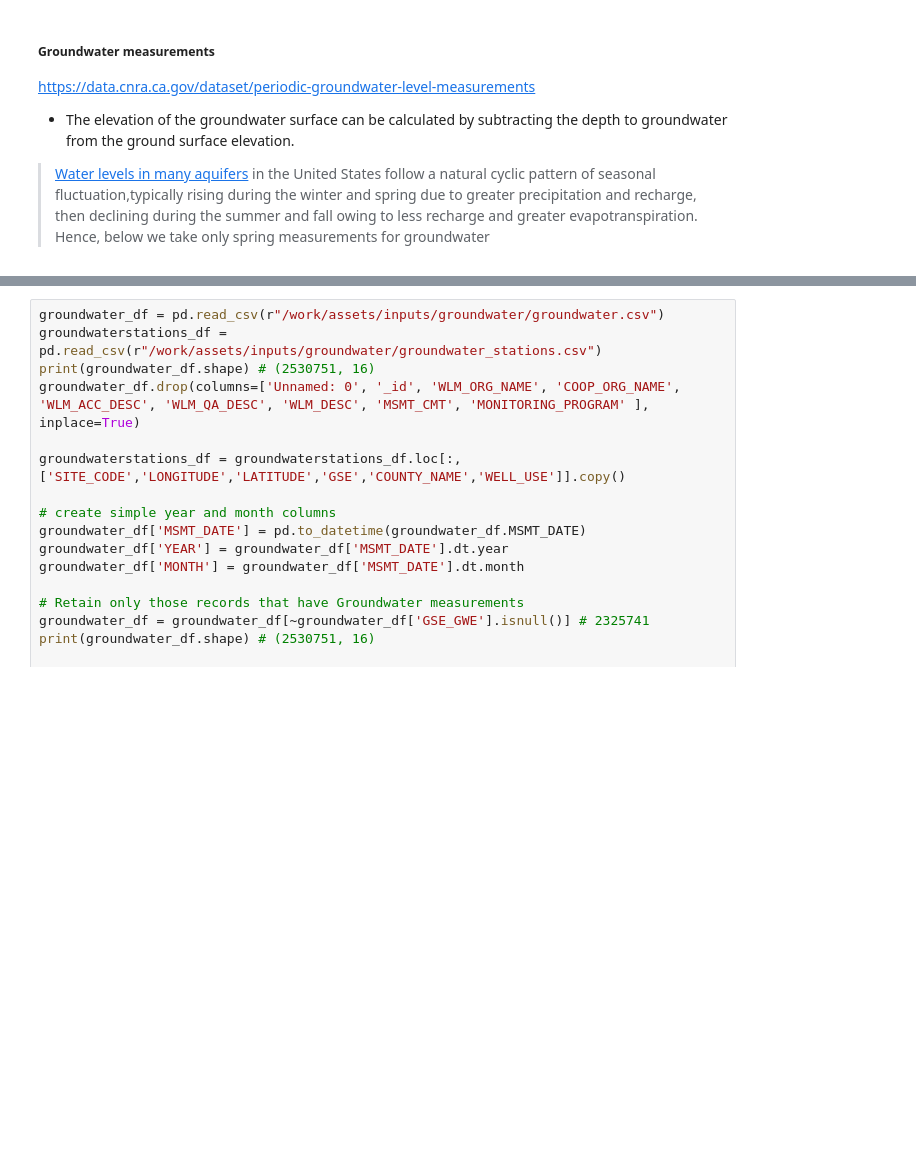
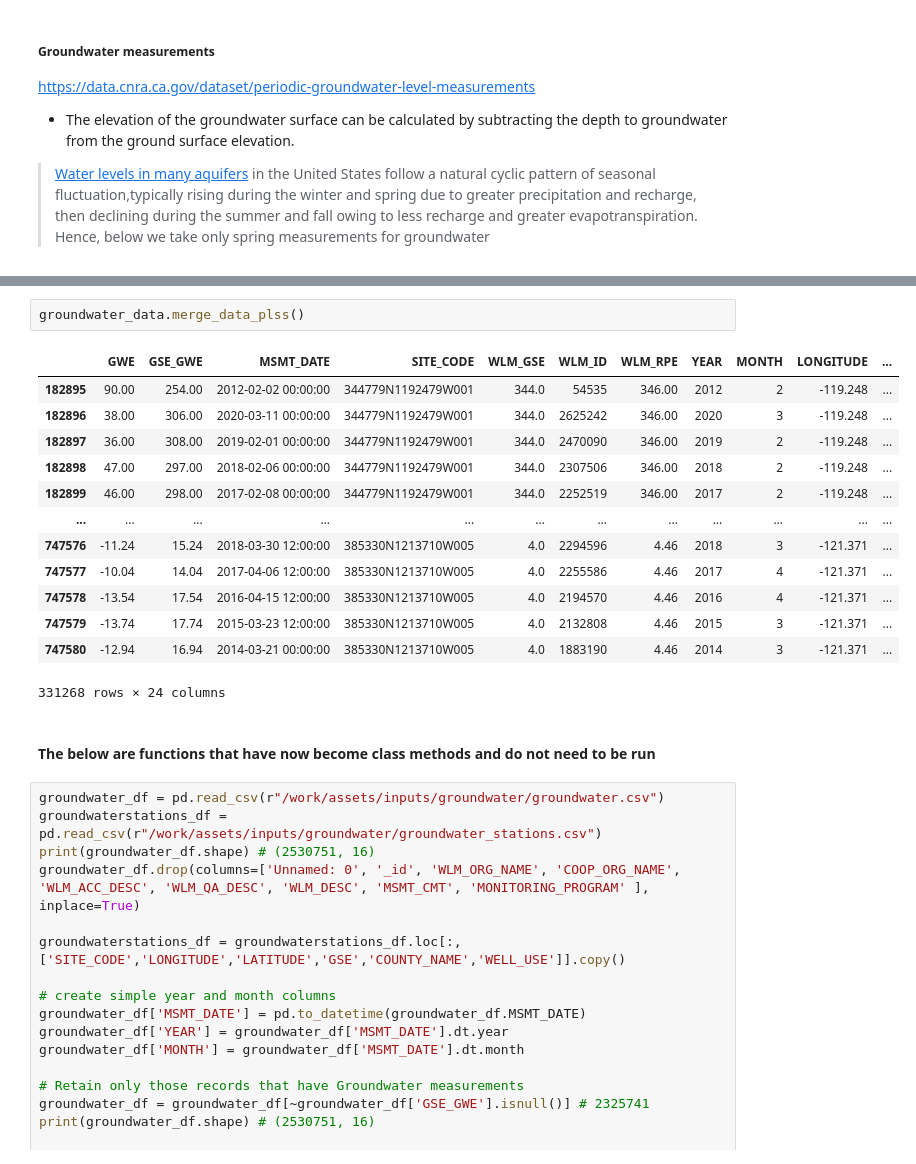
Before and after one commit to sjtalkar/milestone2_waterwells_deepnote, a Jupyter notebook: Data Engineering/groundwater_data.ipynb, the cells around one changed output, grey strips where cells are left out. Saved outputs shown, nothing was run; the diff lists cells and outputs as text; blank space fills up the shorter version.

```diff
--- a/Data Engineering/groundwater_data.ipynb
+++ b/Data Engineering/groundwater_data.ipynb
@@ -16,3 +55,21 @@ https://data.cnra.ca.gov/dataset/periodic-groundwater-level-measurements
+# %%
+groundwater_data.merge_data_plss()
+# %% [output]
+|  | GWE | GSE_GWE | MSMT_DATE | SITE_CODE | WLM_GSE | WLM_ID | WLM_RPE | YEAR | MONTH | LONGITUDE | ... |
+| 182895 | 90.00 | 254.00 | 2012-02-02 00:00:00 | 344779N1192479W001 | 344.0 | 54535 | 346.00 | 2012 | 2 | -119.248 | ... |
+| 182896 | 38.00 | 306.00 | 2020-03-11 00:00:00 | 344779N1192479W001 | 344.0 | 2625242 | 346.00 | 2020 | 3 | -119.248 | ... |
+| 182897 | 36.00 | 308.00 | 2019-02-01 00:00:00 | 344779N1192479W001 | 344.0 | 2470090 | 346.00 | 2019 | 2 | -119.248 | ... |
+| 182898 | 47.00 | 297.00 | 2018-02-06 00:00:00 | 344779N1192479W001 | 344.0 | 2307506 | 346.00 | 2018 | 2 | -119.248 | ... |
+| 182899 | 46.00 | 298.00 | 2017-02-08 00:00:00 | 344779N1192479W001 | 344.0 | 2252519 | 346.00 | 2017 | 2 | -119.248 | ... |
+| ... | ... | ... | ... | ... | ... | ... | ... | ... | ... | ... | ... |
+| 747576 | -11.24 | 15.24 | 2018-03-30 12:00:00 | 385330N1213710W005 | 4.0 | 2294596 | 4.46 | 2018 | 3 | -121.371 | ... |
+| 747577 | -10.04 | 14.04 | 2017-04-06 12:00:00 | 385330N1213710W005 | 4.0 | 2255586 | 4.46 | 2017 | 4 | -121.371 | ... |
+| 747578 | -13.54 | 17.54 | 2016-04-15 12:00:00 | 385330N1213710W005 | 4.0 | 2194570 | 4.46 | 2016 | 4 | -121.371 | ... |
+| 747579 | -13.74 | 17.74 | 2015-03-23 12:00:00 | 385330N1213710W005 | 4.0 | 2132808 | 4.46 | 2015 | 3 | -121.371 | ... |
+| 747580 | -12.94 | 16.94 | 2014-03-21 00:00:00 | 385330N1213710W005 | 4.0 | 1883190 | 4.46 | 2014 | 3 | -121.371 | ... |
+331268 rows × 24 columns
+# %% [markdown]
+#### The below are functions that have now become class methods and do not need to be run
 # %%
 groundwater_df = pd.read_csv(r"/work/assets/inputs/groundwater/groundwater.csv")
 groundwaterstations_df = pd.read_csv(r"/work/assets/inputs/groundwater/groundwater_stations.csv")
```
Also changed, not shown: parts of 5 cells of this notebook, 1 other file.
